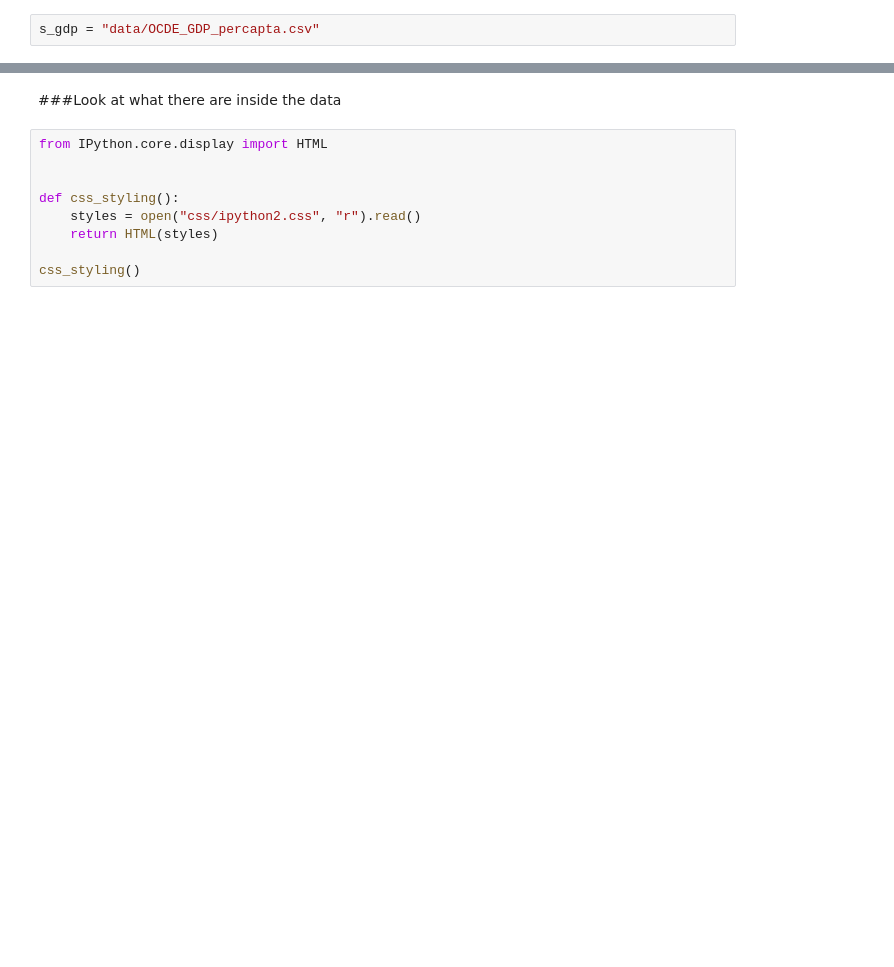
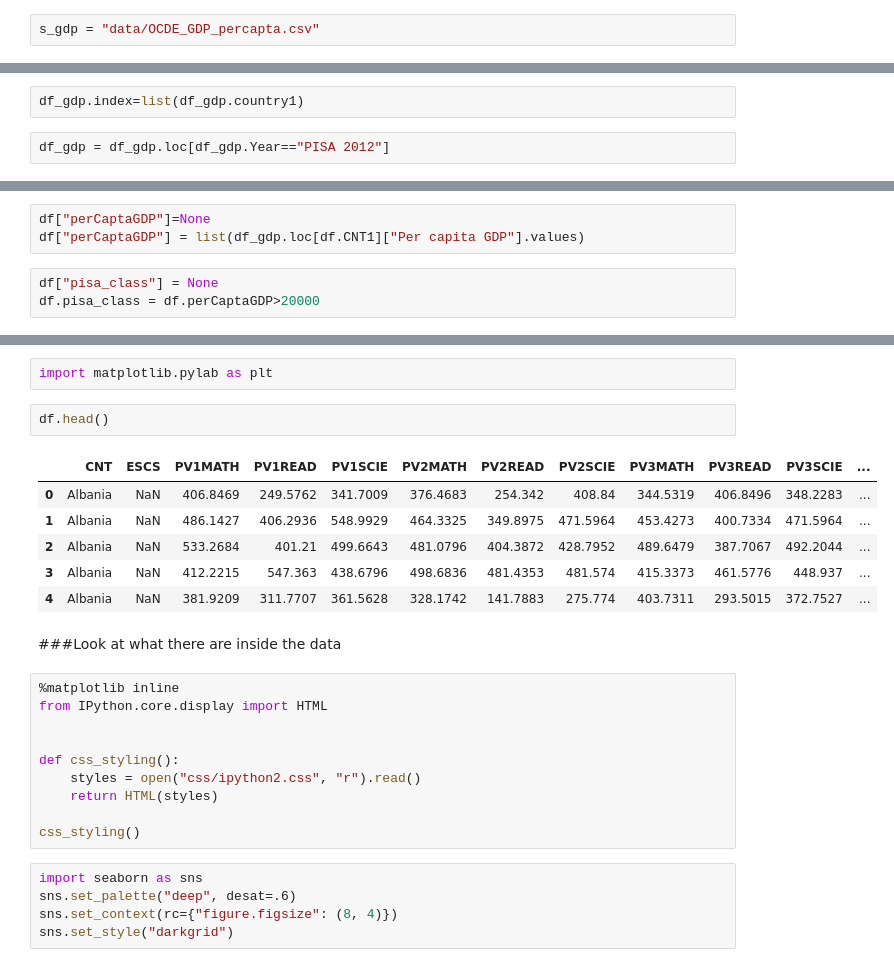
Before and after one commit to ucaiado/DATAVIS_UDACITY, a Jupyter notebook: report_aux.ipynb, the cells around one changed output, grey strips where cells are left out. Drawn from its saved outputs; the diff is of its cells as text; blank space fills up the shorter version.

```diff
--- a/report_aux.ipynb
+++ b/report_aux.ipynb
@@ -246,0 +369,4 @@ df_gdp.tail()
+# %%
+df_gdp.index=list(df_gdp.country1)
+# %%
+df_gdp = df_gdp.loc[df_gdp.Year=="PISA 2012"]
@@ -246,0 +381,6 @@ df_gdp.tail()
+# %%
+df["perCaptaGDP"]=None
+df["perCaptaGDP"] = list(df_gdp.loc[df.CNT1]["Per capita GDP"].values)
+# %%
+df["pisa_class"] = None
+df.pisa_class = df.perCaptaGDP>20000
@@ -247,6 +398,18 @@ df_gdp.tail()
+# %%
+import matplotlib.pylab as plt
+# %%
+df.head()
+# %% [output]
+|  | CNT | ESCS | PV1MATH | PV1READ | PV1SCIE | PV2MATH | PV2READ | PV2SCIE | PV3MATH | PV3READ | PV3SCIE | ... |
+| 0 | Albania | NaN | 406.8469 | 249.5762 | 341.7009 | 376.4683 | 254.342 | 408.84 | 344.5319 | 406.8496 | 348.2283 | ... |
+| 1 | Albania | NaN | 486.1427 | 406.2936 | 548.9929 | 464.3325 | 349.8975 | 471.5964 | 453.4273 | 400.7334 | 471.5964 | ... |
+| 2 | Albania | NaN | 533.2684 | 401.21 | 499.6643 | 481.0796 | 404.3872 | 428.7952 | 489.6479 | 387.7067 | 492.2044 | ... |
+| 3 | Albania | NaN | 412.2215 | 547.363 | 438.6796 | 498.6836 | 481.4353 | 481.574 | 415.3373 | 461.5776 | 448.937 | ... |
+| 4 | Albania | NaN | 381.9209 | 311.7707 | 361.5628 | 328.1742 | 141.7883 | 275.774 | 403.7311 | 293.5015 | 372.7527 | ... |
 # %% [markdown]
 ###Look at what there are inside the data
 # %%
+%matplotlib inline
 from IPython.core.display import HTML
 
 
@@ -255,3 +418,8 @@ def css_styling():
     return HTML(styles)
 
 css_styling()
+# %%
+import seaborn as sns
+sns.set_palette("deep", desat=.6)
+sns.set_context(rc={"figure.figsize": (8, 4)})
+sns.set_style("darkgrid")
```
Also changed, not shown: parts of 38 cells of this notebook, 1 other file.
